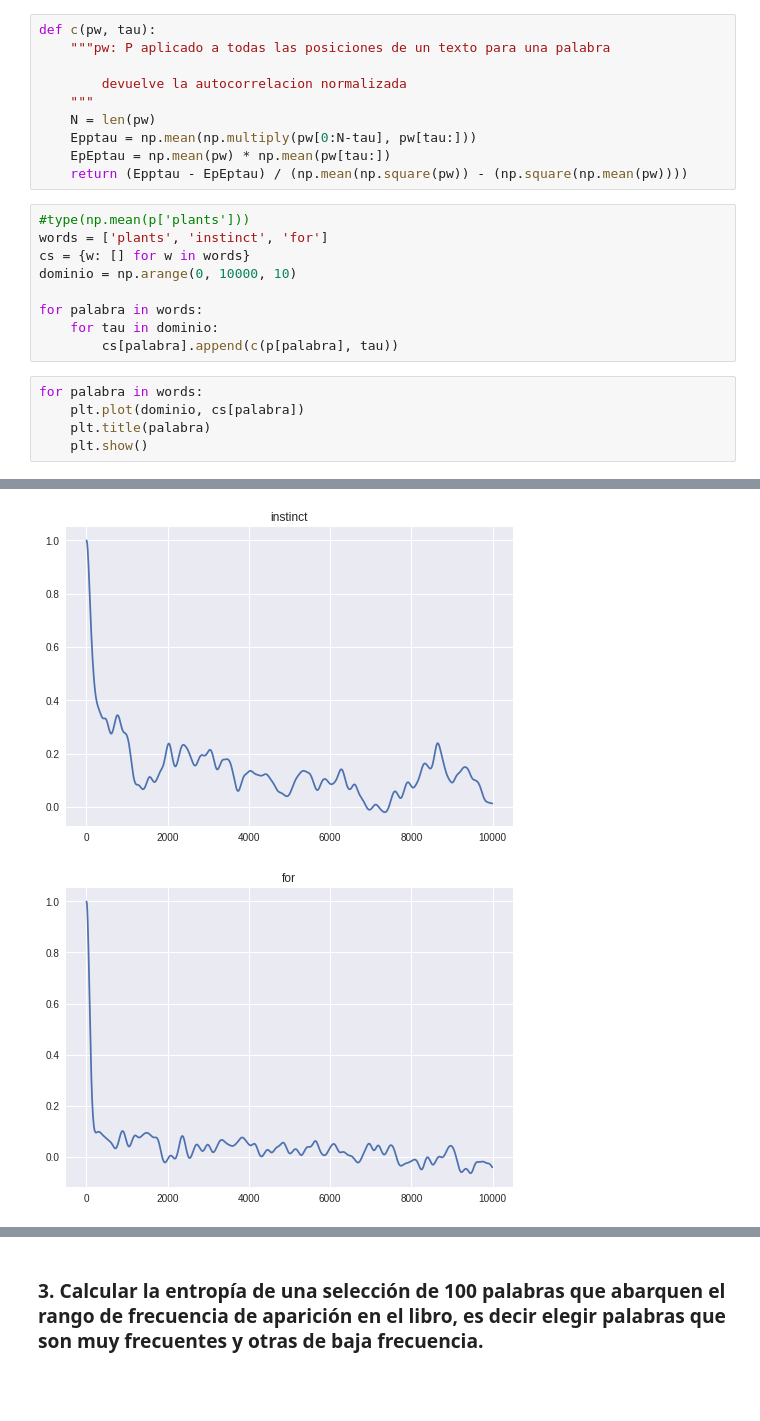
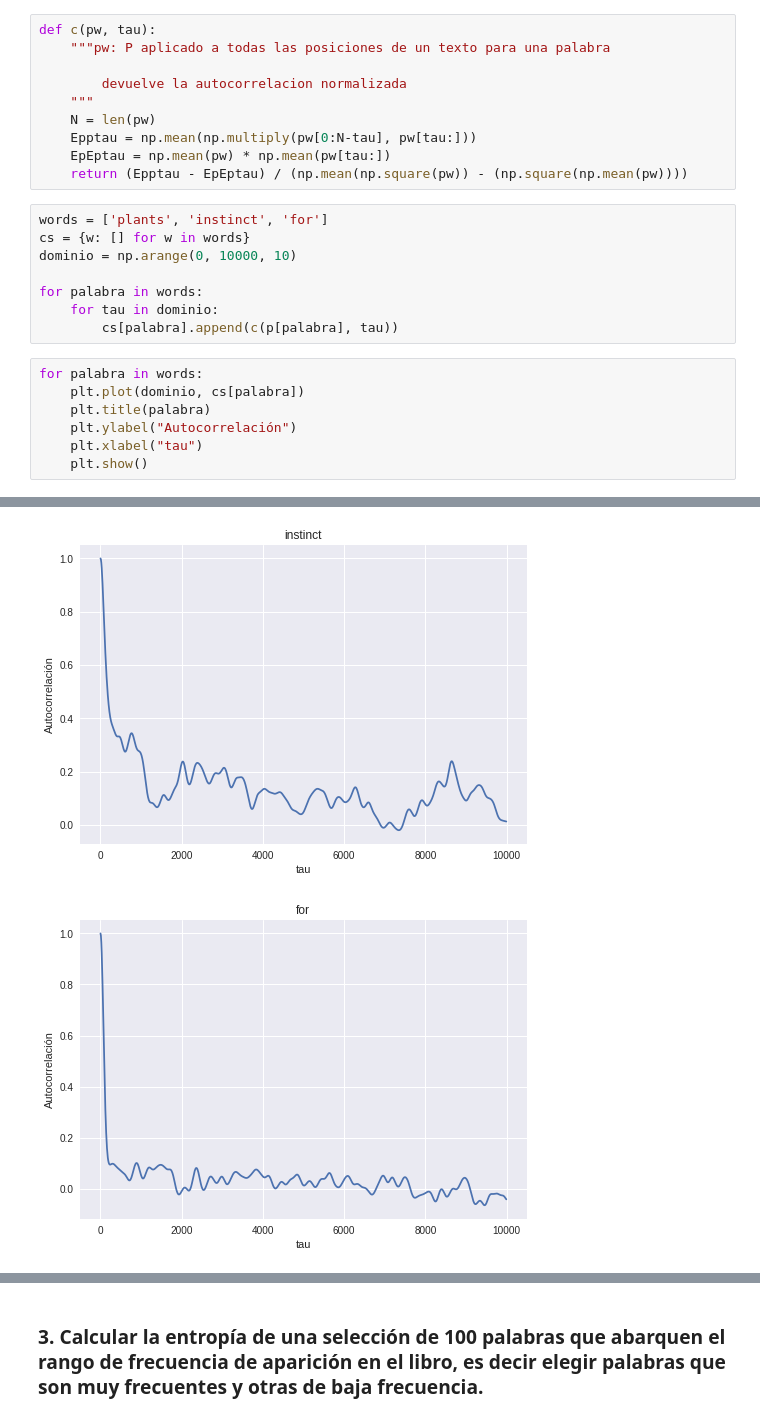
Before and after one commit to barbeiton/tpscd, a Jupyter notebook: tp6/tp6.ipynb, the cells around one changed output, grey strips where cells are left out. Drawn from its saved outputs; the diff is of its cells as text; blank space fills up the shorter version.

```diff
--- a/tp6/tp6.ipynb
+++ b/tp6/tp6.ipynb
@@ -192,7 +192,6 @@ def c(pw, tau):
     EpEptau = np.mean(pw) * np.mean(pw[tau:])
     return (Epptau - EpEptau) / (np.mean(np.square(pw)) - (np.square(np.mean(pw))))
 # %%
-#type(np.mean(p['plants']))
 words = ['plants', 'instinct', 'for']
 cs = {w: [] for w in words}
 dominio = np.arange(0, 10000, 10)
@@ -204,5 +203,7 @@ for palabra in words:
 for palabra in words:
     plt.plot(dominio, cs[palabra])
     plt.title(palabra)
+    plt.ylabel("Autocorrelación")
+    plt.xlabel("tau")
     plt.show()
 # %% [output]
@@ -210,2 +211,2 @@ for palabra in words:
-[figure, old version]
+[figure, new version]
-[figure, old version]
+[figure, new version]
```
Also changed, not shown: parts of 22 cells of this notebook.
